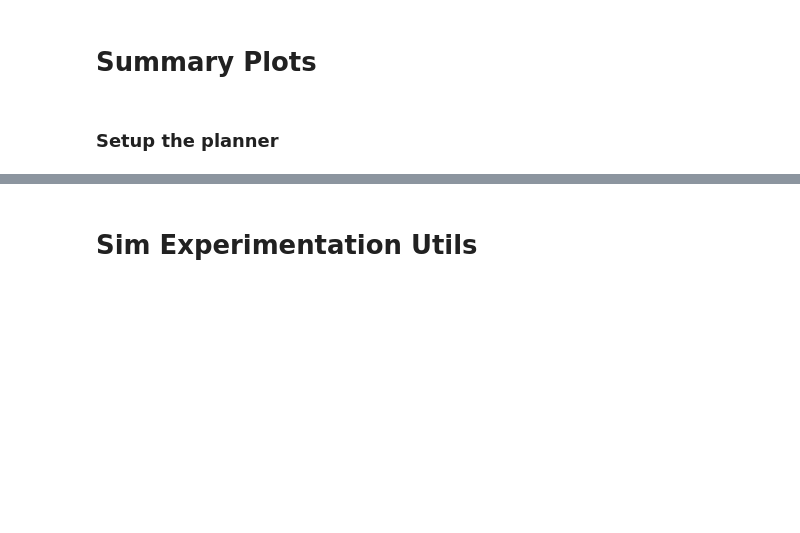
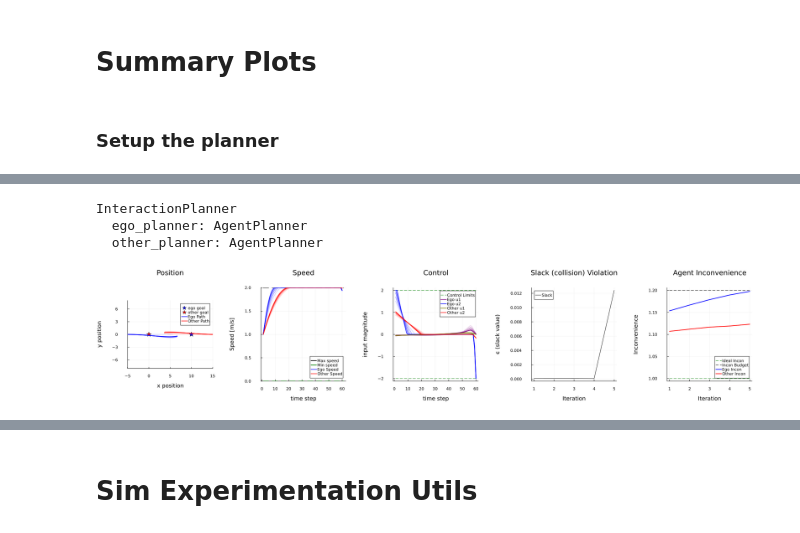
Before and after one commit to UW-CTRL/PHRI.jl, a Jupyter notebook: src/demo.ipynb, the cells around one changed output, grey strips where cells are left out. Saved outputs shown, nothing was run; the diff lists cells and outputs as text; code cells hidden in the pictures; blank space fills up the shorter version.

```diff
--- a/src/demo.ipynb
+++ b/src/demo.ipynb
@@ -527,0 +499,10 @@ end
+# %%
+θs = saved_data_test.previous_ips[5].ego_planner.
+# %% [output]
+InteractionPlanner
+  ego_planner: AgentPlanner
+  other_planner: AgentPlanner
+# %%
+plot_example = plot_solve_solution(saved_data_test, scatter=false, show_speed=true, show_control=true, pos_xlims=[-5, 15], pos_ylims=[-8, 8])
+# %% [output]
+[figure, added]
```
Also changed, not shown: parts of 34 cells of this notebook, 4 other files.
